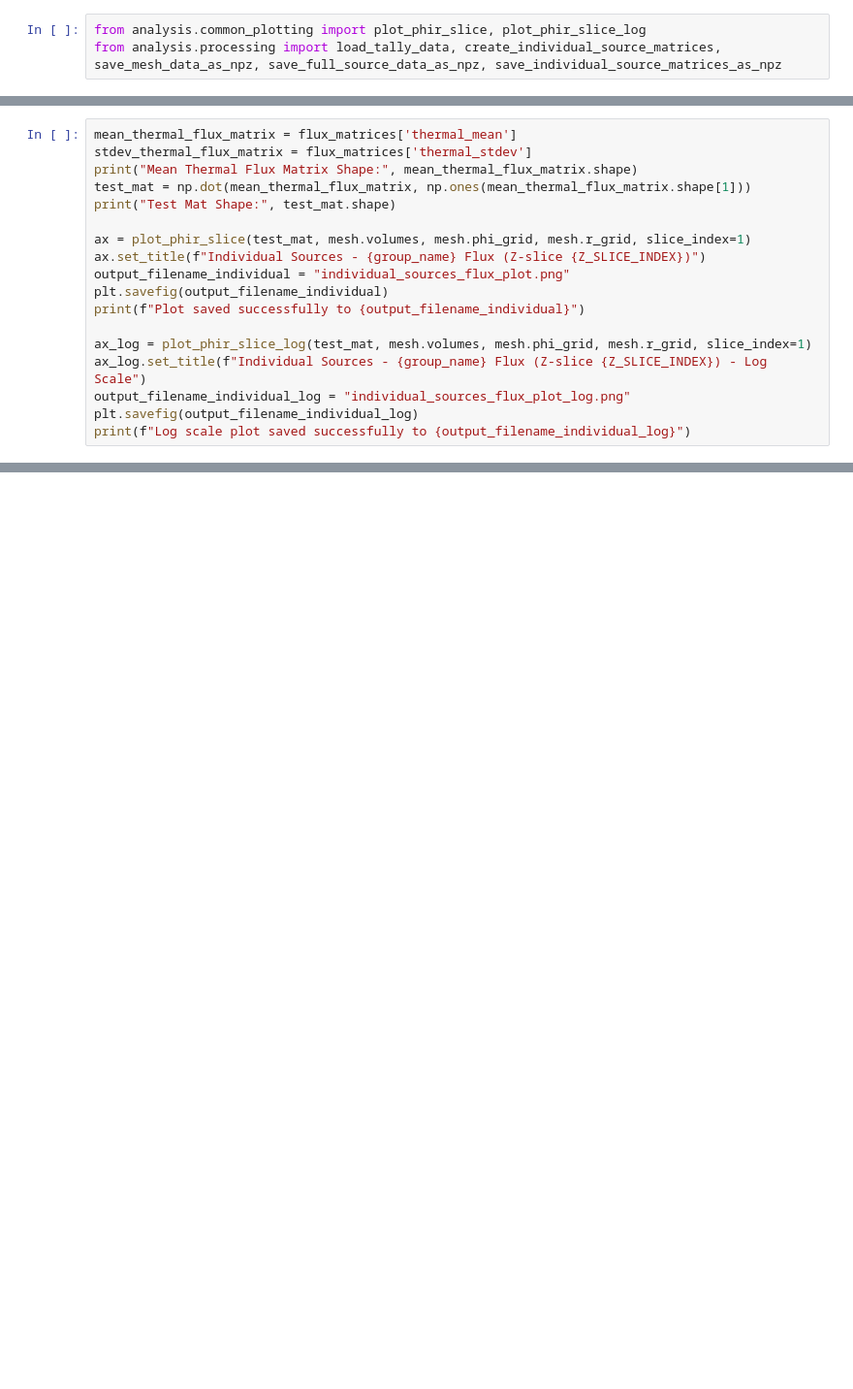
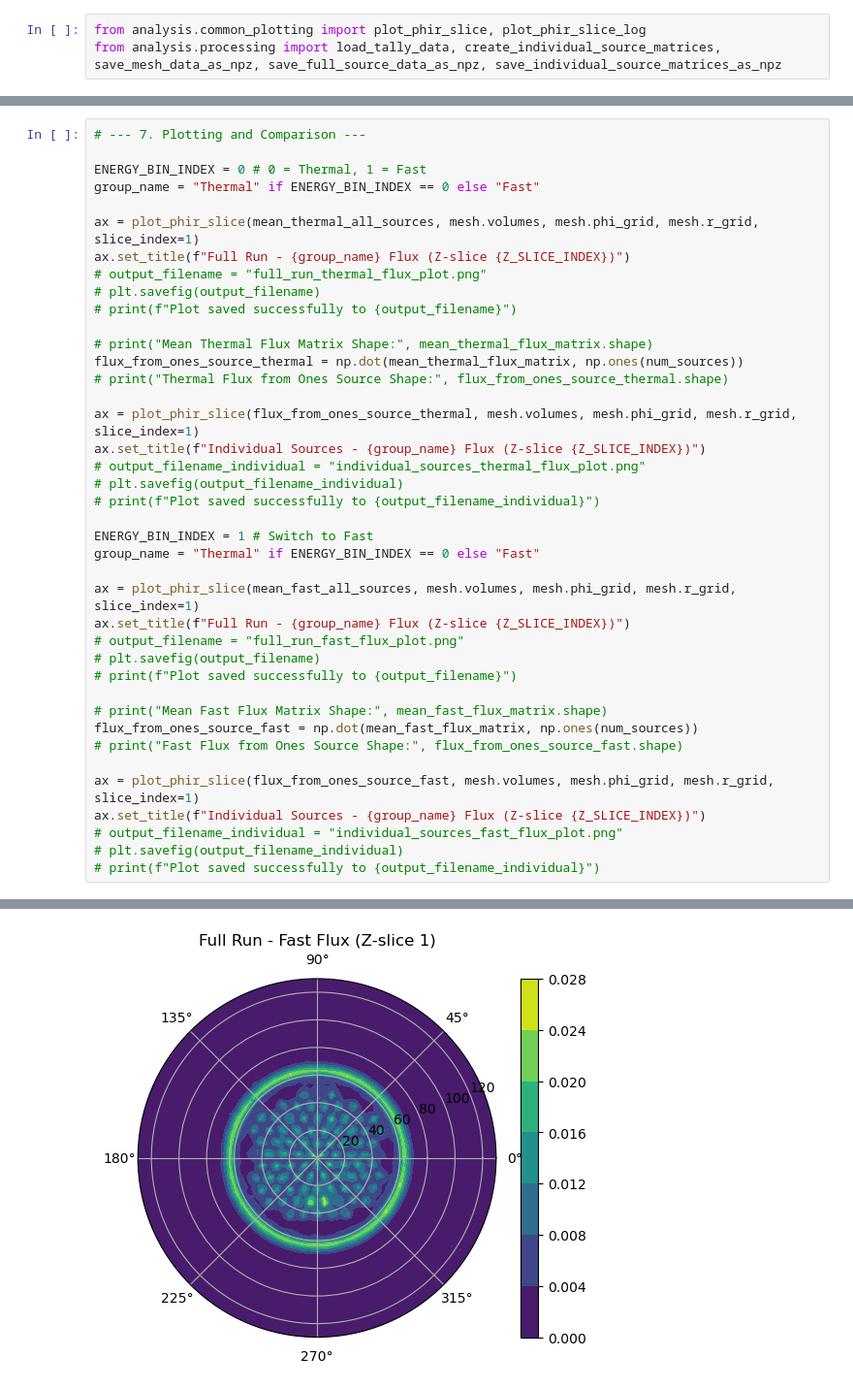
Before and after one commit to sreegudala/OpenMC-flux-decomposition, a Jupyter notebook: analysis/01_compare_decomposition.ipynb, the cells around one changed output, grey strips where cells are left out. Shown at 97% size. Cells and saved outputs as stored; diff of their text form; blank space fills up the shorter version.

```diff
--- a/analysis/01_compare_decomposition.ipynb
+++ b/analysis/01_compare_decomposition.ipynb
@@ -51,19 +60,41 @@ flux_matrices = create_individual_source_matrices(base_dir='data/run_individual_
 # %%
-mean_thermal_flux_matrix = flux_matrices['thermal_mean']
-stdev_thermal_flux_matrix = flux_matrices['thermal_stdev']
-print("Mean Thermal Flux Matrix Shape:", mean_thermal_flux_matrix.shape)
-test_mat = np.dot(mean_thermal_flux_matrix, np.ones(mean_thermal_flux_matrix.shape[1]))
-print("Test Mat Shape:", test_mat.shape)
+# --- 7. Plotting and Comparison ---
 
-ax = plot_phir_slice(test_mat, mesh.volumes, mesh.phi_grid, mesh.r_grid, slice_index=1)
+ENERGY_BIN_INDEX = 0 # 0 = Thermal, 1 = Fast
+group_name = "Thermal" if ENERGY_BIN_INDEX == 0 else "Fast"
+
+ax = plot_phir_slice(mean_thermal_all_sources, mesh.volumes, mesh.phi_grid, mesh.r_grid, slice_index=1)
+ax.set_title(f"Full Run - {group_name} Flux (Z-slice {Z_SLICE_INDEX})")
+# output_filename = "full_run_thermal_flux_plot.png"
+# plt.savefig(output_filename)
+# print(f"Plot saved successfully to {output_filename}")
+
+# print("Mean Thermal Flux Matrix Shape:", mean_thermal_flux_matrix.shape)
+flux_from_ones_source_thermal = np.dot(mean_thermal_flux_matrix, np.ones(num_sources))
+# print("Thermal Flux from Ones Source Shape:", flux_from_ones_source_thermal.shape)
+
+ax = plot_phir_slice(flux_from_ones_source_thermal, mesh.volumes, mesh.phi_grid, mesh.r_grid, slice_index=1)
 ax.set_title(f"Individual Sources - {group_name} Flux (Z-slice {Z_SLICE_INDEX})")
-output_filename_individual = "individual_sources_flux_plot.png"
-plt.savefig(output_filename_individual)
-print(f"Plot saved successfully to {output_filename_individual}")
+# output_filename_individual = "individual_sources_thermal_flux_plot.png"
+# plt.savefig(output_filename_individual)
+# print(f"Plot saved successfully to {output_filename_individual}")
 
-ax_log = plot_phir_slice_log(test_mat, mesh.volumes, mesh.phi_grid, mesh.r_grid, slice_index=1)
-ax_log.set_title(f"Individual Sources - {group_name} Flux (Z-slice {Z_SLICE_INDEX}) - Log Scale")
-output_filename_individual_log = "individual_sources_flux_plot_log.png"
-plt.savefig(output_filename_individual_log)
-print(f"Log scale plot saved successfully to {output_filename_individual_log}")
+ENERGY_BIN_INDEX = 1 # Switch to Fast
+group_name = "Thermal" if ENERGY_BIN_INDEX == 0 else "Fast"
+
+ax = plot_phir_slice(mean_fast_all_sources, mesh.volumes, mesh.phi_grid, mesh.r_grid, slice_index=1)
+ax.set_title(f"Full Run - {group_name} Flux (Z-slice {Z_SLICE_INDEX})")
+# output_filename = "full_run_fast_flux_plot.png"
+# plt.savefig(output_filename)
+# print(f"Plot saved successfully to {output_filename}")
+
+# print("Mean Fast Flux Matrix Shape:", mean_fast_flux_matrix.shape)
+flux_from_ones_source_fast = np.dot(mean_fast_flux_matrix, np.ones(num_sources))
+# print("Fast Flux from Ones Source Shape:", flux_from_ones_source_fast.shape)
+
+ax = plot_phir_slice(flux_from_ones_source_fast, mesh.volumes, mesh.phi_grid, mesh.r_grid, slice_index=1)
+ax.set_title(f"Individual Sources - {group_name} Flux (Z-slice {Z_SLICE_INDEX})")
+# output_filename_individual = "individual_sources_fast_flux_plot.png"
+# plt.savefig(output_filename_individual)
+# print(f"Plot saved successfully to {output_filename_individual}")
 # %% [output]
@@ -75,0 +104 @@ Log scale plot saved successfully to individual_sources_flux_plot_log.png
+[figure, added]
```
Also changed, not shown: parts of 10 cells of this notebook.
